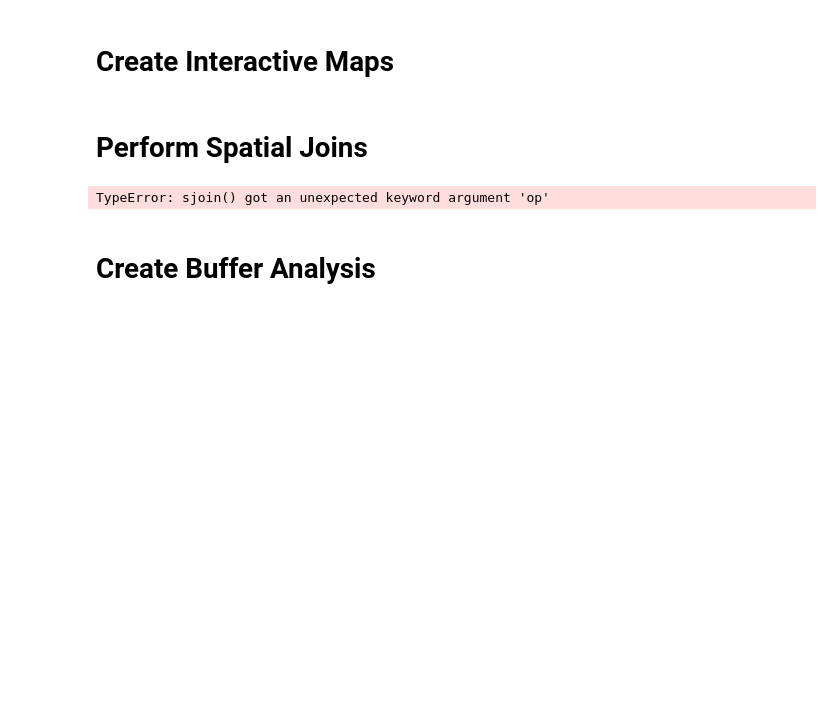
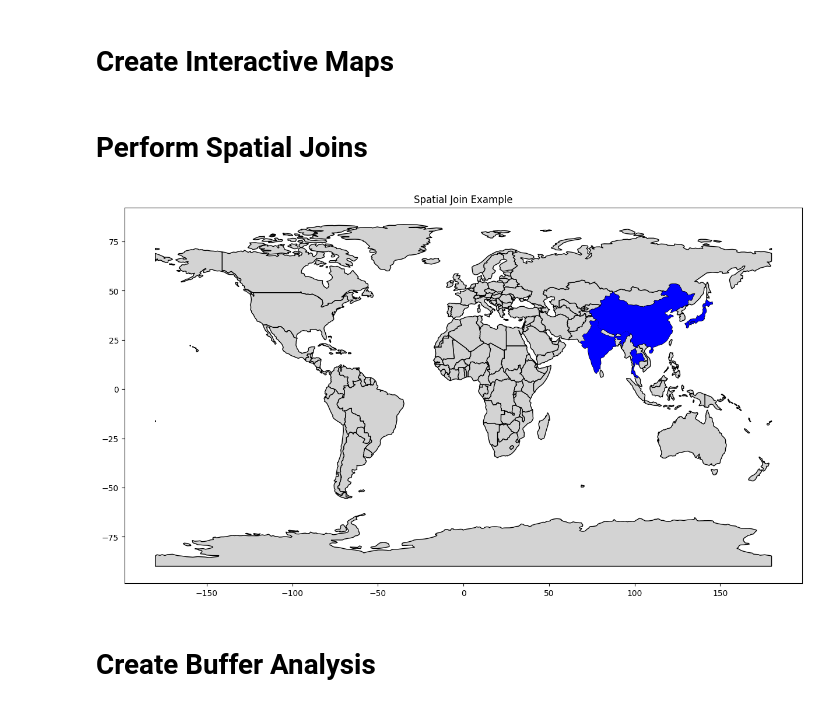
Before and after one commit to HimanshuHeda/Advance_Python, a Jupyter notebook: gpd_adv.ipynb, the cells around one changed output. Cells and saved outputs as stored; diff of their text form; code cells hidden in the pictures; blank space fills up the shorter version.

```diff
--- a/gpd_adv.ipynb
+++ b/gpd_adv.ipynb
@@ -127,16 +127,31 @@ m.save("world_map.html")
 # %% [markdown]
 # Perform Spatial Joins
 # %%
-#  Example: Spatial join between world and points GeoDataFrame
-joined = gpd.sjoin(world, points, how="inner", op="intersects")
+import geopandas as gpd
+import matplotlib.pyplot as plt
+from shapely.geometry import Point
+
+# Sample data for points
+points_data = {
+    'City': ['Tokyo', 'Beijing', 'Delhi', 'Bangkok'],
+    'Country': ['Japan', 'China', 'India', 'Thailand'],
+    'geometry': [Point(139.6917, 35.6895), Point(116.4074, 39.9042), Point(77.2090, 28.6139), Point(100.5018, 13.7563)]
+}
+points = gpd.GeoDataFrame(points_data, crs="EPSG:4326")
+
+# Load the world GeoDataFrame (assuming you have already loaded it)
+# world = gpd.read_file(gpd.datasets.get_path('naturalearth_lowres'))
+
+# Example: Spatial join between world and points GeoDataFrame
+joined = gpd.sjoin(world, points, how="inner", predicate="intersects")
 
 fig, ax = plt.subplots(figsize=(15, 15))
 world.plot(ax=ax, color="lightgrey", edgecolor="black")
 joined.plot(ax=ax, color="blue", markersize=50)
 plt.title("Spatial Join Example")
 plt.show()
 # %% [output]
-TypeError: sjoin() got an unexpected keyword argument 'op'
+[figure, added]
 # %% [markdown]
 # Create Buffer Analysis
 # %%
```
Also changed, not shown: 1 other file.
